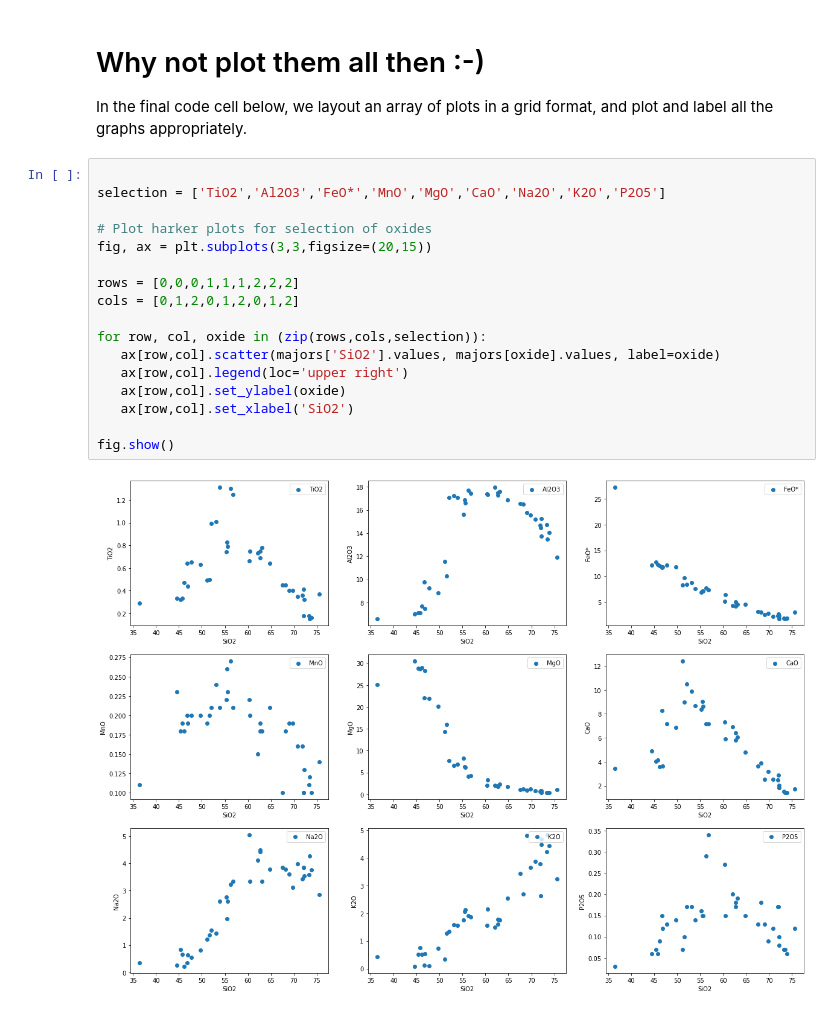
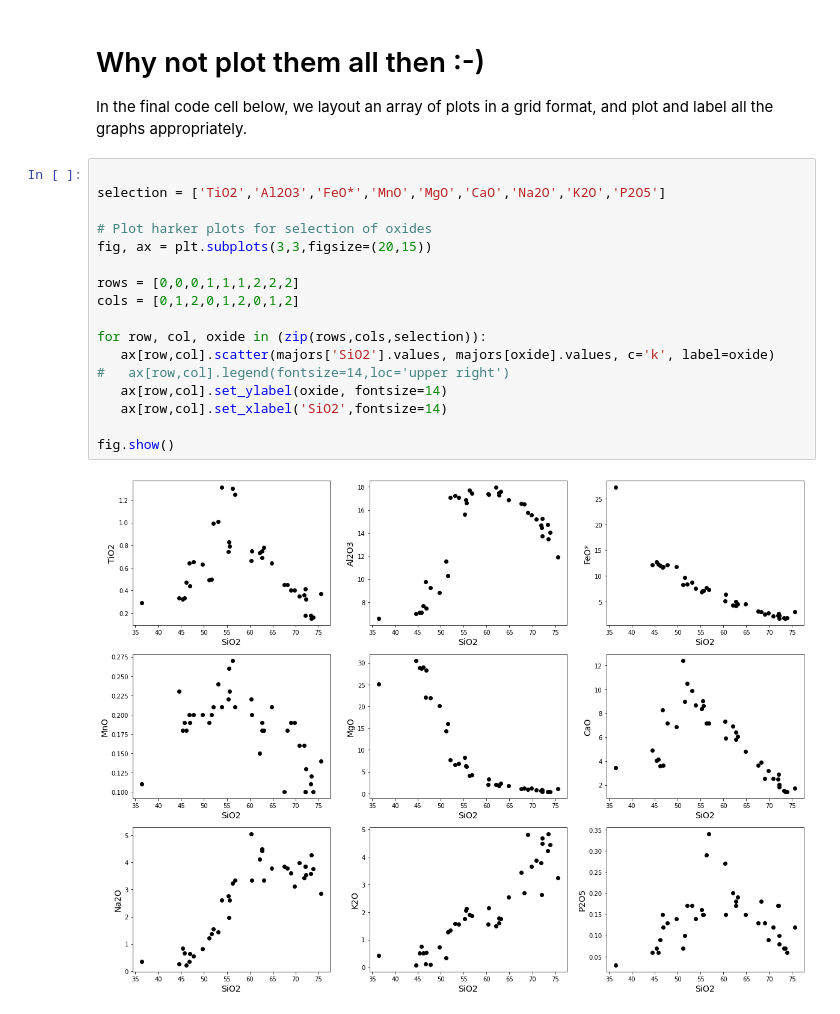
Before and after one commit to skerryvore/regression_analysis_101, a Jupyter notebook: notebooks/pyrenees_harker_plots.ipynb, the cells around one changed output. Saved outputs shown, nothing was run; the diff lists cells and outputs as text.

```diff
--- a/notebooks/pyrenees_harker_plots.ipynb
+++ b/notebooks/pyrenees_harker_plots.ipynb
@@ -186,19 +216,19 @@ In the final code cell below, we layout an array of plots in a grid format, and
 # %%
 
 selection = ['TiO2','Al2O3','FeO*','MnO','MgO','CaO','Na2O','K2O','P2O5']
 
 # Plot harker plots for selection of oxides
 fig, ax = plt.subplots(3,3,figsize=(20,15))
 
 rows = [0,0,0,1,1,1,2,2,2]
 cols = [0,1,2,0,1,2,0,1,2]
 
 for row, col, oxide in (zip(rows,cols,selection)):
-   ax[row,col].scatter(majors['SiO2'].values, majors[oxide].values, label=oxide)
-   ax[row,col].legend(loc='upper right')
-   ax[row,col].set_ylabel(oxide)
-   ax[row,col].set_xlabel('SiO2')
+   ax[row,col].scatter(majors['SiO2'].values, majors[oxide].values, c='k', label=oxide)
+#   ax[row,col].legend(fontsize=14,loc='upper right')
+   ax[row,col].set_ylabel(oxide, fontsize=14)
+   ax[row,col].set_xlabel('SiO2',fontsize=14)
 
 fig.show()
 # %% [output]
-[figure, old version]
+[figure, new version]
```
Also changed, not shown: parts of 3 cells of this notebook.
